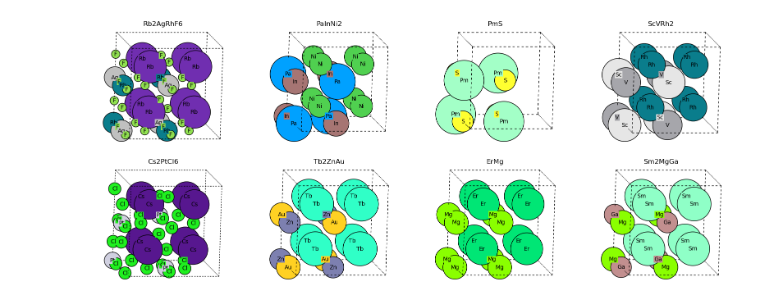
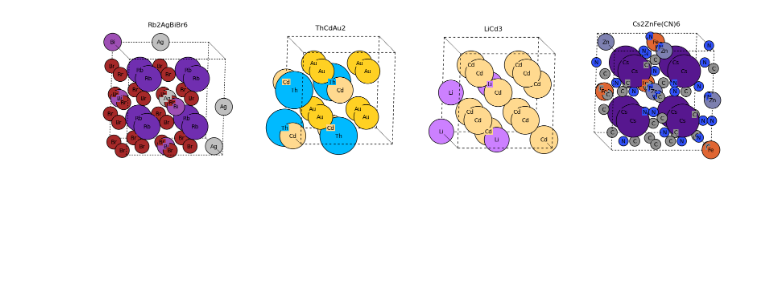
Before and after one commit to deepmodeling/CrystalFormer, a Jupyter notebook: scripts/structure_visualization.ipynb, the cells around one changed output. Drawn from its saved outputs; the diff is of its cells as text; code cells hidden in the pictures; blank space fills up the shorter version.

Commit message:
update visualization notebook

```diff
--- a/scripts/structure_visualization.ipynb
+++ b/scripts/structure_visualization.ipynb
@@ -16,12 +6,8 @@ structures =[Structure.from_dict(literal_eval(cif)) for cif in cif_strings]
-# %%
-np.random.seed(42)
-# random pick 8 structures from the structures list
-idx = np.random.choice(len(structures), 8, replace=False)
-# print(idx)
-
-selected_structures = [structures[i] for i in idx]
-
-fig, axes = plot_structures_2d(selected_structures, 2, 4)
-fig.set_size_inches(20, 8)
-# %% [output]
-[figure, removed]
+# %%
+structures =[Structure.from_file('../data/cif/_idx' + str(i) + '.cif') for i in range(4)]
+# %%
+# Plot the structures
+fig, axes = plot_structures_2d(structures, 1, 4)
+fig.set_size_inches(20, 8)
+# %% [output]
+[figure, added]
```
Also changed, not shown: parts of 3 cells of this notebook.
